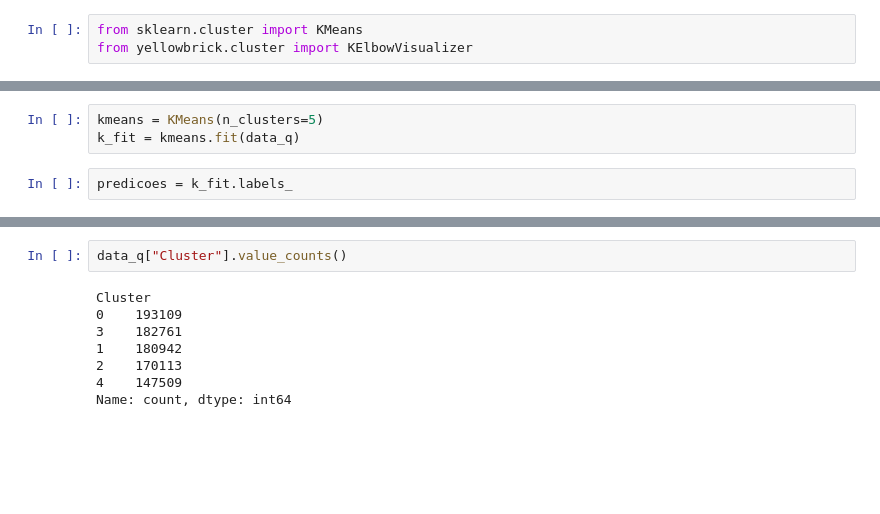
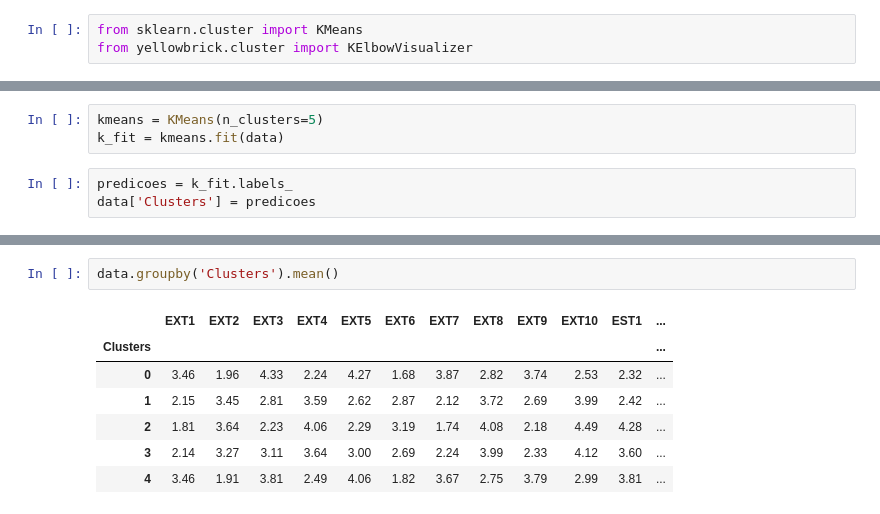
Before and after one commit to felpk/ML_personalities, a Jupyter notebook: data_folder/main.ipynb, the cells around one changed output, grey strips where cells are left out. Drawn from its saved outputs; the diff is of its cells as text; blank space fills up the shorter version.

```diff
--- a/data_folder/main.ipynb
+++ b/data_folder/main.ipynb
@@ -123,6 +103,7 @@ visualizer.poof()
 <Axes: title={'center': 'Distortion Score Elbow for KMeans Clustering'}, xlabel='k', ylabel='distortion score'>
 # %%
 kmeans = KMeans(n_clusters=5)
-k_fit = kmeans.fit(data_q)
+k_fit = kmeans.fit(data)
 # %%
 predicoes = k_fit.labels_
+data['Clusters'] = predicoes
@@ -137,13 +116,13 @@ data_q.head()
 | 2 | 2.00 | 3.00 | 4.00 | 4.00 | 3.00 | 2.00 | 1.00 | 3.00 | 2.00 | 5.00 | 4.00 | ... |
 | 3 | 2.00 | 2.00 | 2.00 | 3.00 | 4.00 | 2.00 | 2.00 | 4.00 | 1.00 | 4.00 | 3.00 | ... |
 | 4 | 3.00 | 3.00 | 3.00 | 3.00 | 5.00 | 3.00 | 3.00 | 5.00 | 3.00 | 4.00 | 1.00 | ... |
-# %%
-data_q["Cluster"].value_counts()
-# %% [output]
-Cluster
-0    193109
-3    182761
-1    180942
-2    170113
-4    147509
-Name: count, dtype: int64
+# %%
+data.groupby('Clusters').mean()
+# %% [output]
+|  | EXT1 | EXT2 | EXT3 | EXT4 | EXT5 | EXT6 | EXT7 | EXT8 | EXT9 | EXT10 | EST1 | ... |
+| Clusters |  |  |  |  |  |  |  |  |  |  |  | ... |
+| 0 | 3.46 | 1.96 | 4.33 | 2.24 | 4.27 | 1.68 | 3.87 | 2.82 | 3.74 | 2.53 | 2.32 | ... |
+| 1 | 2.15 | 3.45 | 2.81 | 3.59 | 2.62 | 2.87 | 2.12 | 3.72 | 2.69 | 3.99 | 2.42 | ... |
+| 2 | 1.81 | 3.64 | 2.23 | 4.06 | 2.29 | 3.19 | 1.74 | 4.08 | 2.18 | 4.49 | 4.28 | ... |
+| 3 | 2.14 | 3.27 | 3.11 | 3.64 | 3.00 | 2.69 | 2.24 | 3.99 | 2.33 | 4.12 | 3.60 | ... |
+| 4 | 3.46 | 1.91 | 3.81 | 2.49 | 4.06 | 1.82 | 3.67 | 2.75 | 3.79 | 2.99 | 3.81 | ... |
```
Also changed, not shown: parts of 23 cells of this notebook, 1 other file.
